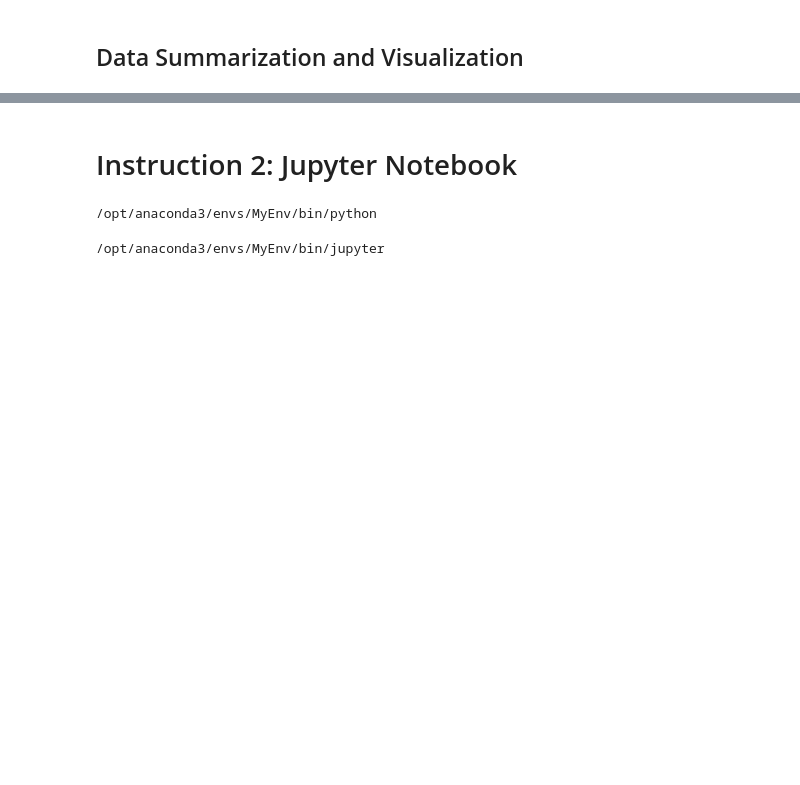
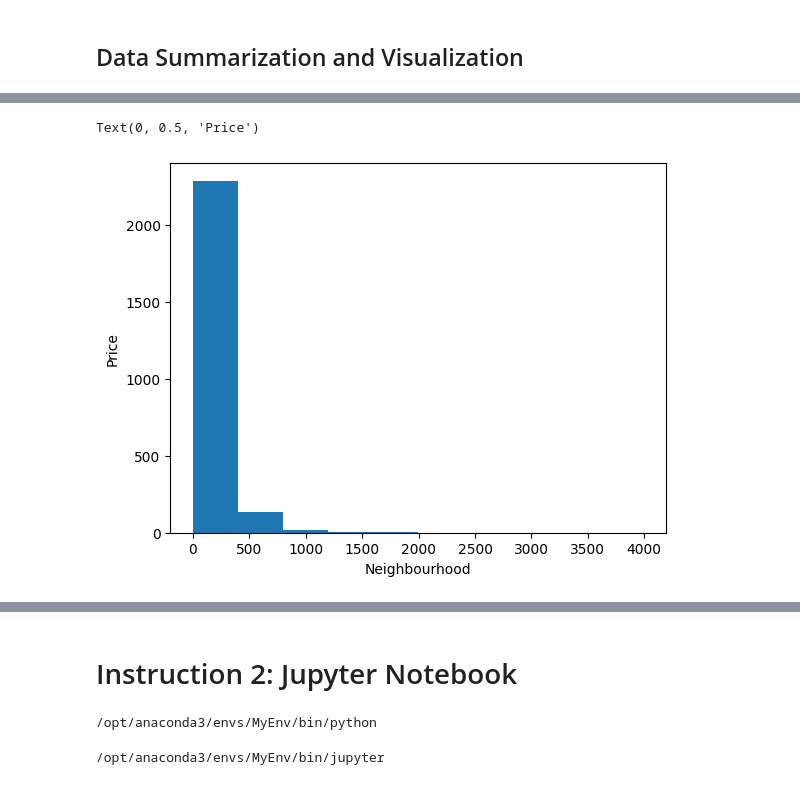
Before and after one commit to Naren1610/IST5520GrpProj, a Jupyter notebook: Milestone2_v2.ipynb, the cells around one changed output, grey strips where cells are left out. Saved outputs shown, nothing was run; the diff lists cells and outputs as text; code cells hidden in the pictures; blank space fills up the shorter version.

```diff
--- a/Milestone2_v2.ipynb
+++ b/Milestone2_v2.ipynb
@@ -216,0 +200,7 @@ ValueError: Can only compare identically-labeled Series objects
+# %%
+plt.hist(df2_s2.price)
+plt.xlabel('Neighbourhood')
+plt.ylabel("Price")
+# %% [output]
+Text(0, 0.5, 'Price')
+[figure, added]
```
Also changed, not shown: parts of 10 cells of this notebook.
